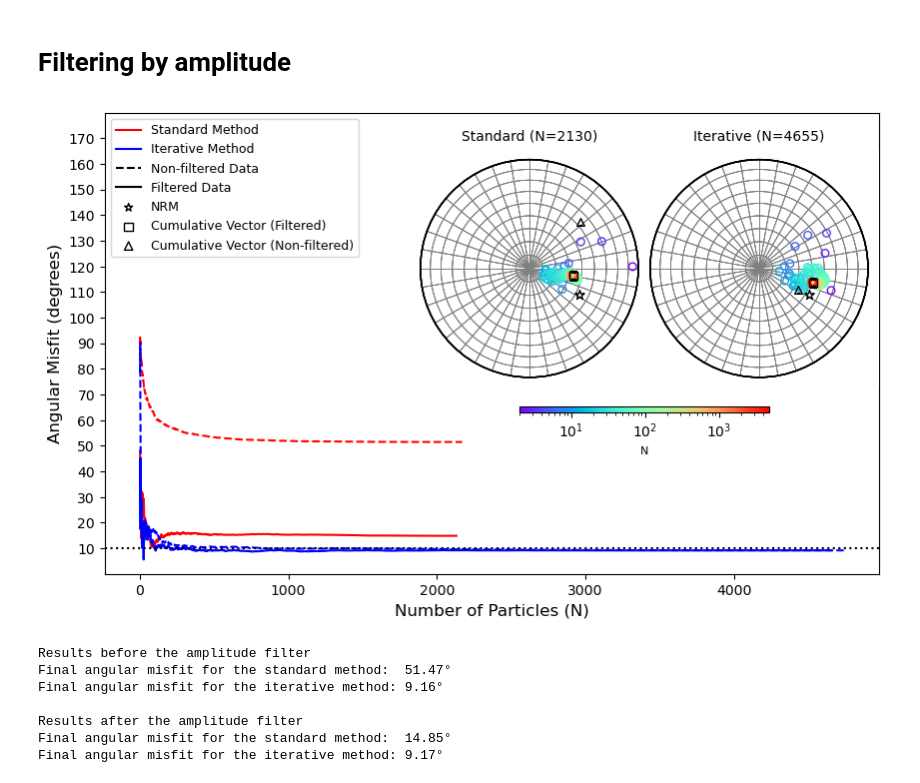
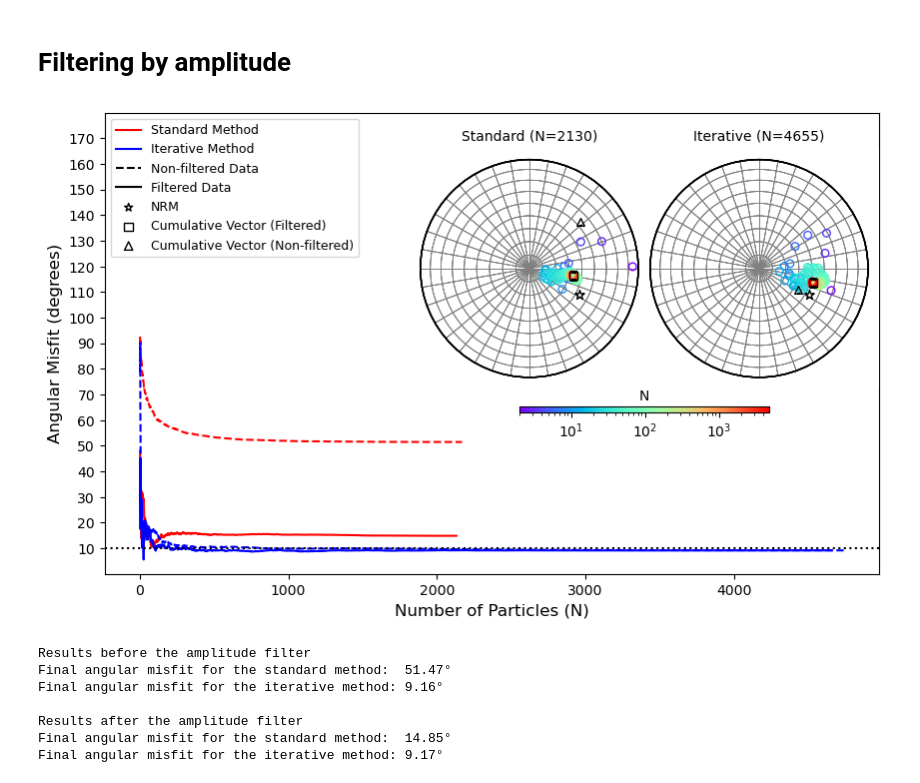
Before and after one commit to compgeolab/micromag-interfering-sources, a Jupyter notebook: code/ceramic_sample/plot_stereogram.ipynb, the cells around one changed output. Drawn from its saved outputs; the diff is of its cells as text; code cells hidden in the pictures.

```diff
--- a/code/ceramic_sample/plot_stereogram.ipynb
+++ b/code/ceramic_sample/plot_stereogram.ipynb
@@ -416,35 +416,35 @@ for pos, (title, (inc, dec, vector_sum, sum_vector_filtered, sum_vector)) in zip
     # Adicionar a área para o gráfico de projeção estereográfica
     inset_ax = fig.add_axes(pos)
     # Configurar kwargs para o scatter plot
     kwargs = dict(s=30, cmap=cmap, vmin=2, vmax=maximum, cmap_norm=cmap_norm)
 
     # Plotar a projeção estereográfica no inset
     tmp = projection.plot(ax=inset_ax, add_ticks=False,  **kwargs)
     tmp_R = projection_R.plot(ax=inset_ax, add_ticks=False, s=50, marker='*')
     tmp_S = projection_S.plot(ax=inset_ax, add_ticks=False, s=30, marker='^')
     tmp_S = projection_S_filtered.plot(ax=inset_ax, add_ticks=False, s=30, marker='s')
 
     # Adicionar a quantidade de fontes no título
     num_sources = len(inc)
     inset_ax.set_title(f"{title} (N={num_sources})", fontsize=10)
 # Configuração da barra de cores compartilhada
 clb = fig.colorbar(
     tmp,
     ax=ax,
     # cax=fig.add_axes([0.5, 0.3, 0.25, 0.01]),
     cax=fig.add_axes([0.54, 0.38, 0.25, 0.01]),
     # format="%.0g",
     orientation="horizontal",
 )
-clb.set_label(label="N", fontsize=8)
+clb.set_label(label="N", fontsize=10, labelpad=-37, loc="center")
 clb.ax.tick_params(labelsize=10)
 
 ax.set_yticks(np.arange(10,180,10))
 ax.set_ylim(0,180)
 fig.savefig(fig_dir / "ceramic-data-stereoplot.png", dpi=300, facecolor='w', bbox_inches='tight')
 plt.show()
 # %% [output]
-[figure, old version]
+[figure, new version]
 # %%
 print('Results before the amplitude filter')
 print(f"Final angular misfit for the standard method:  {np.round(angular_distance_standard[-1], 2)}°")
```
Also changed, not shown: 5 other files.
